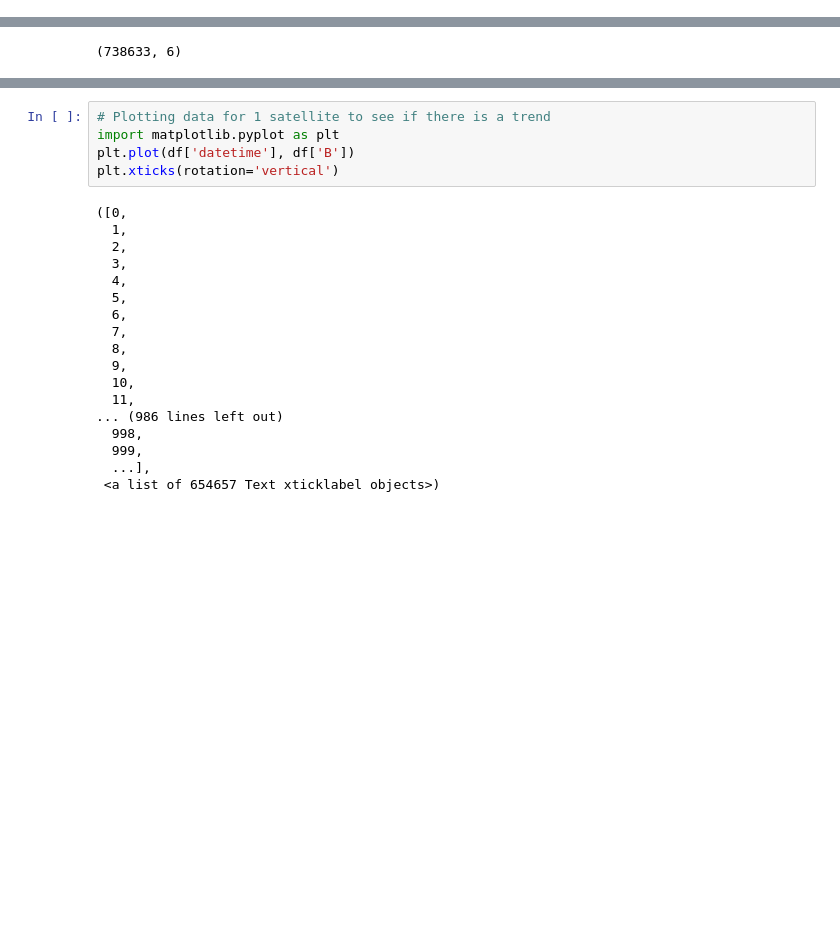
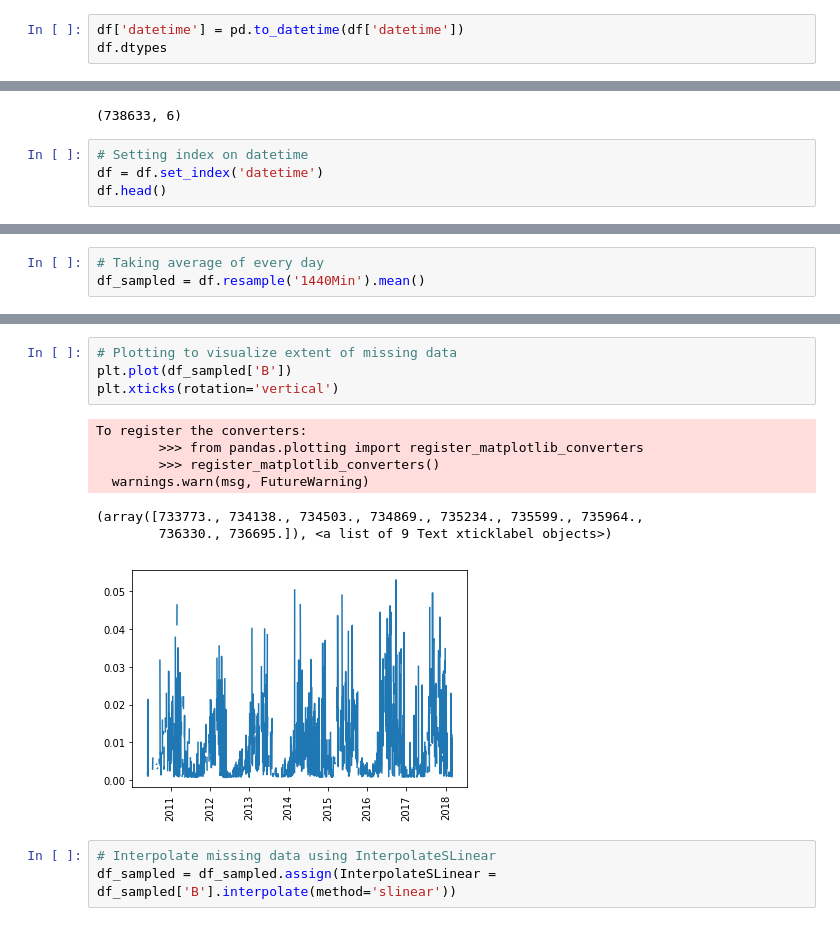
Before and after one commit to abhimanyu-jain/Magnetic-Field-Strength-Prediction, a Jupyter notebook: notebooks/LSTM.ipynb, the cells around one changed output, grey strips where cells are left out. Drawn from its saved outputs; the diff is of its cells as text; blank space fills up the shorter version.

```diff
--- a/notebooks/LSTM.ipynb
+++ b/notebooks/LSTM.ipynb
@@ -163,0 +171,3 @@ df.head()
+# %%
+df['datetime'] = pd.to_datetime(df['datetime'])
+df.dtypes
@@ -167,3 +194,7 @@ df = df.sort_values(by = 'datetime')
 df.shape
 # %% [output]
 (738633, 6)
+# %%
+# Setting index on datetime
+df = df.set_index('datetime')
+df.head()
@@ -169,0 +209,3 @@ df.shape
+# %%
+# Taking average of every day
+df_sampled = df.resample('1440Min').mean()
@@ -170,23 +226,15 @@ df.shape
 # %%
-# Plotting data for 1 satellite to see if there is a trend
-import matplotlib.pyplot as plt
-plt.plot(df['datetime'], df['B'])
+# Plotting to visualize extent of missing data
+plt.plot(df_sampled['B'])
 plt.xticks(rotation='vertical')
 # %% [output]
-([0,
-  1,
-  2,
-  3,
-  4,
-  5,
-  6,
-  7,
-  8,
-  9,
-  10,
-  11,
-... (986 lines left out)
-  998,
-  999,
-  ...],
- <a list of 654657 Text xticklabel objects>)
+To register the converters:
+        >>> from pandas.plotting import register_matplotlib_converters
+        >>> register_matplotlib_converters()
+  warnings.warn(msg, FutureWarning)
+(array([733773., 734138., 734503., 734869., 735234., 735599., 735964.,
+        736330., 736695.]), <a list of 9 Text xticklabel objects>)
+[figure, added]
+# %%
+# Interpolate missing data using InterpolateSLinear
+df_sampled = df_sampled.assign(InterpolateSLinear = df_sampled['B'].interpolate(method='slinear'))
```
Also changed, not shown: parts of 36 cells of this notebook, 9 other files.
